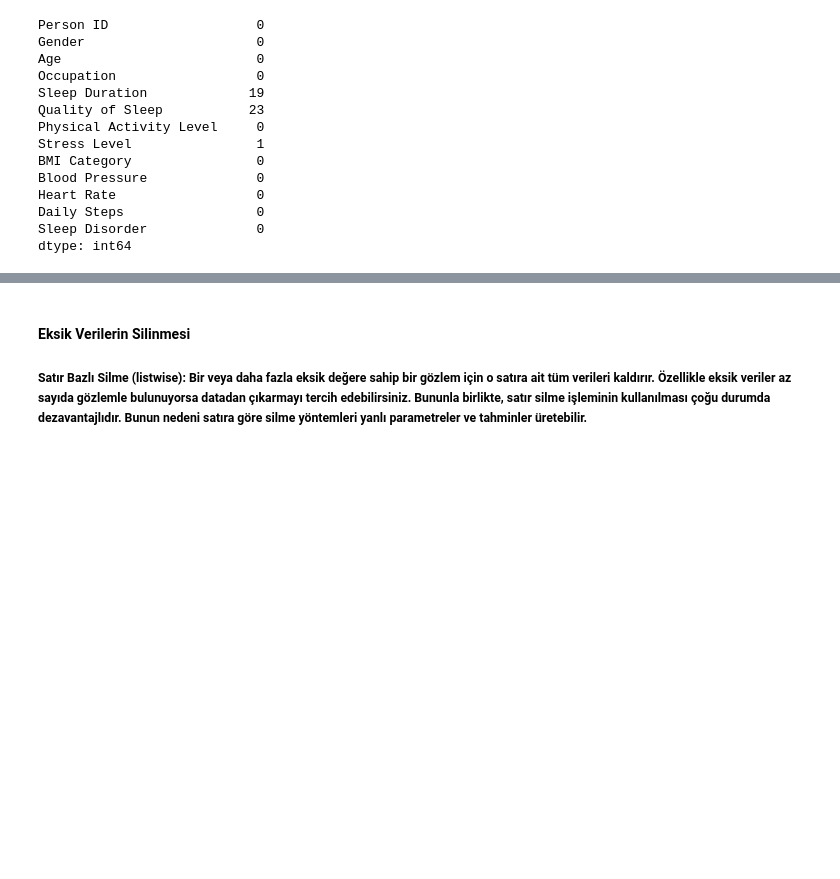
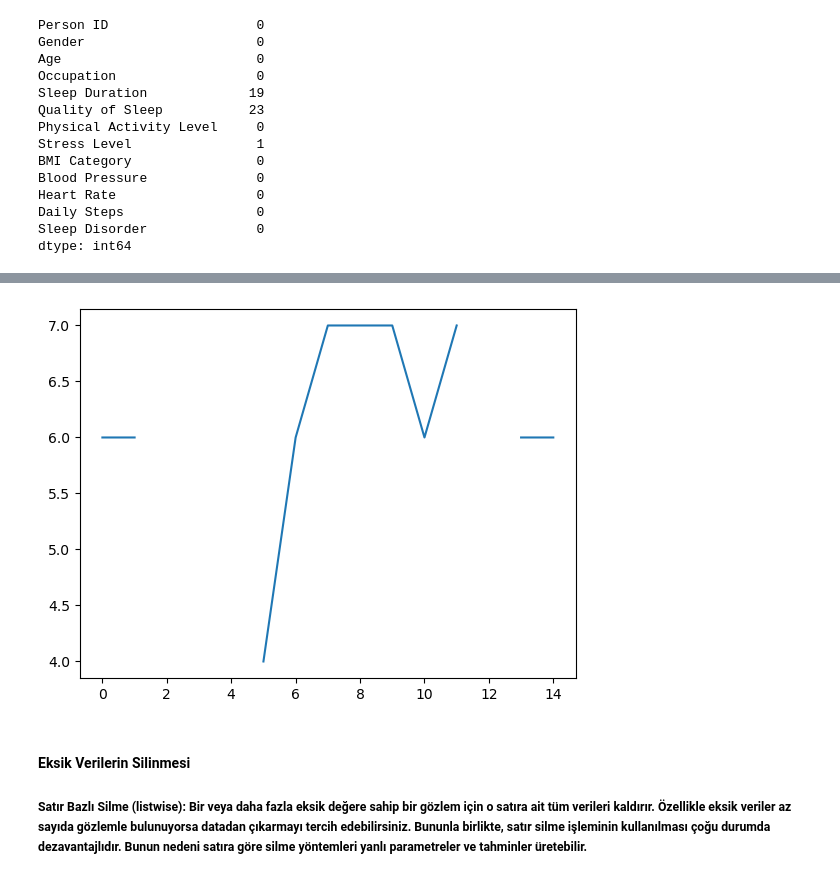
Before and after one commit to melsagin/datasciencetemp, a Jupyter notebook: execise/3-exercise_solution.ipynb, the cells around one changed output, grey strips where cells are left out. Cells and saved outputs as stored; diff of their text form; code cells hidden in the pictures; blank space fills up the shorter version.

```diff
--- a/execise/3-exercise_solution.ipynb
+++ b/execise/3-exercise_solution.ipynb
@@ -137,3 +144,8 @@ dtype: int64
+# %%
+missing_sleep['Quality of Sleep'][0:15].plot()
+plt.show()
+# %% [output]
+[figure, added]
 # %% [markdown]
 #### Eksik Verilerin Silinmesi
 ##### Satır Bazlı Silme (listwise): Bir veya daha fazla eksik değere sahip bir gözlem için o satıra ait tüm verileri kaldırır. Özellikle eksik veriler az sayıda gözlemle bulunuyorsa datadan çıkarmayı tercih edebilirsiniz. Bununla birlikte, satır silme işleminin kullanılması çoğu durumda dezavantajlıdır. Bunun nedeni satıra göre silme yöntemleri yanlı parametreler ve tahminler üretebilir.
```
Also changed, not shown: parts of 2 cells of this notebook.
